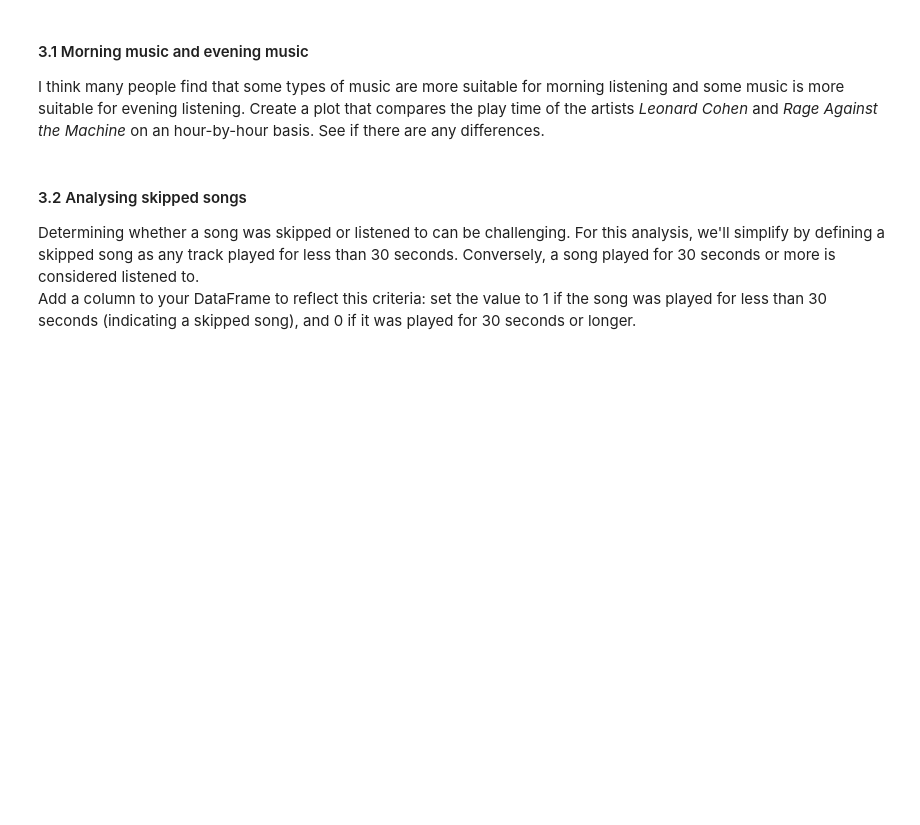
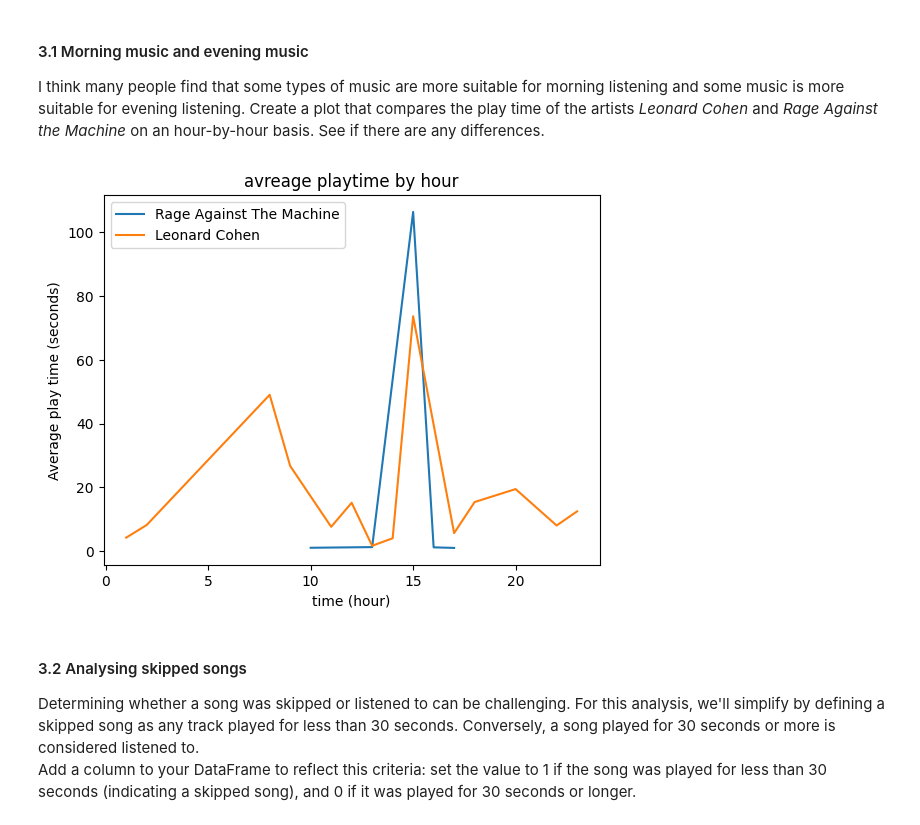
Before and after one commit to B-rage04/DAT200G4, a Jupyter notebook: CA1_assignment/assignment/CA1_spotify.ipynb, the cells around one changed output. Drawn from its saved outputs; the diff is of its cells as text; code cells hidden in the pictures; blank space fills up the shorter version.

```diff
--- a/CA1_assignment/assignment/CA1_spotify.ipynb
+++ b/CA1_assignment/assignment/CA1_spotify.ipynb
@@ -173,6 +187,29 @@ Generate a plot that displays the average amount of time that music is played fo
 # %% [markdown]
 #### 3.1 Morning music and evening music
 I think many people find that some types of music are more suitable for morning listening and some music is more suitable for evening listening. Create a plot that compares the play time of the artists *Leonard Cohen* and *Rage Against the Machine* on an hour-by-hour basis. See if there are any differences.
+# %%
+df = pd.read_csv("spotify_data/streaminghistory0.csv")
+
+df["endTime"] = pd.to_datetime(df["endTime"])
+
+
+artists = ["Rage Against The Machine", "Leonard Cohen"]
+
+fig2, ax2 = plt.subplots()
+
+for artist in artists:
+    df_artist = df[df["artistName"] == artist]
+    h_avg = df_artist.groupby(df_artist["endTime"].dt.hour)["msPlayed"].mean() / 1000
+    ax2.plot(h_avg, label=artist)
+
+ax2.set_xlabel("time (hour)")
+ax2.set_ylabel("Average play time (seconds)")
+ax2.set_title("avreage playtime by hour")
+ax2.legend()
+
+plt.show()
+# %% [output]
+[figure, added]
 # %% [markdown]
 #### 3.2 Analysing skipped songs
 Determining whether a song was skipped or listened to can be challenging. For this analysis, we'll simplify by defining a skipped song as any track played for less than 30 seconds. Conversely, a song played for 30 seconds or more is considered listened to. \
```
Also changed, not shown: parts of 4 cells of this notebook.
